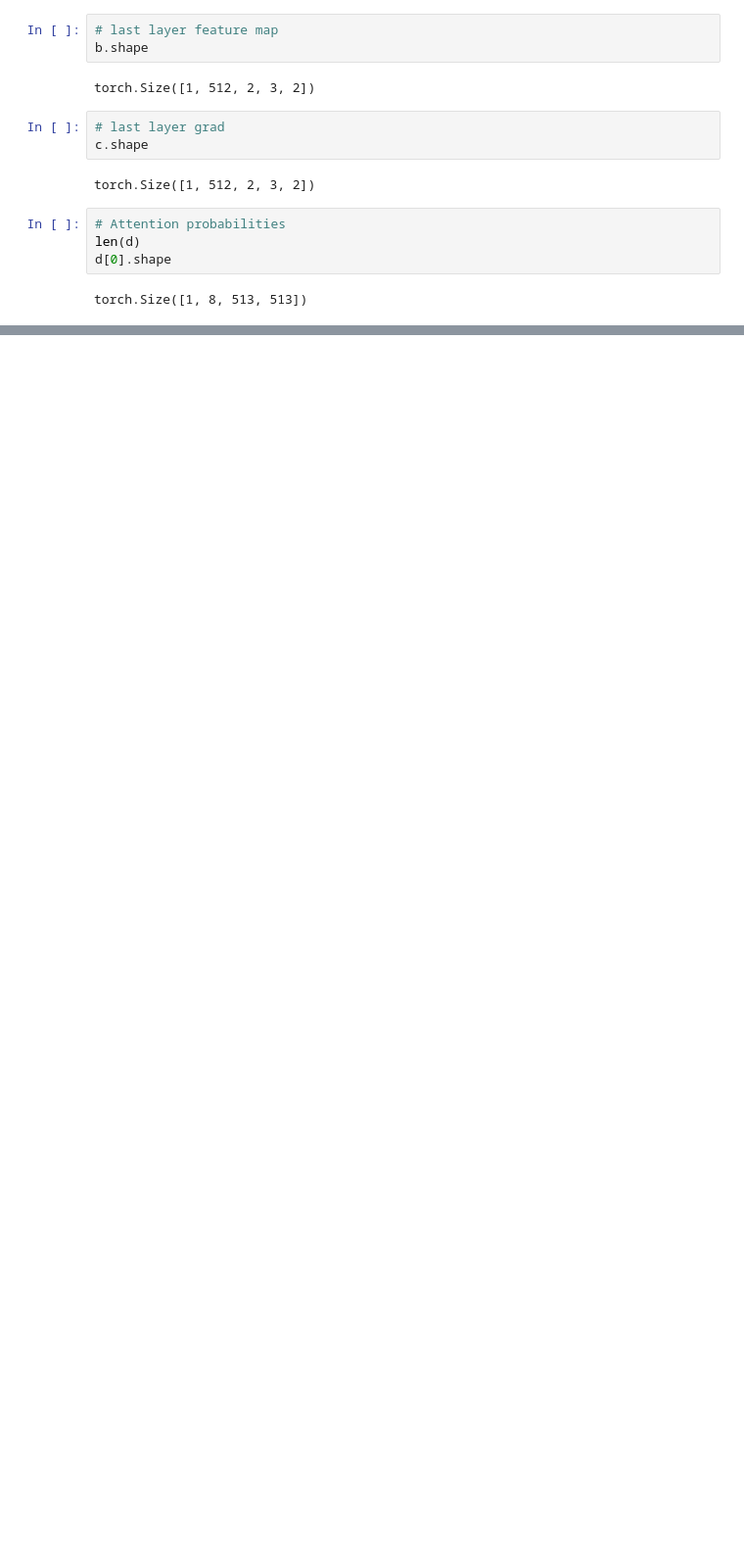
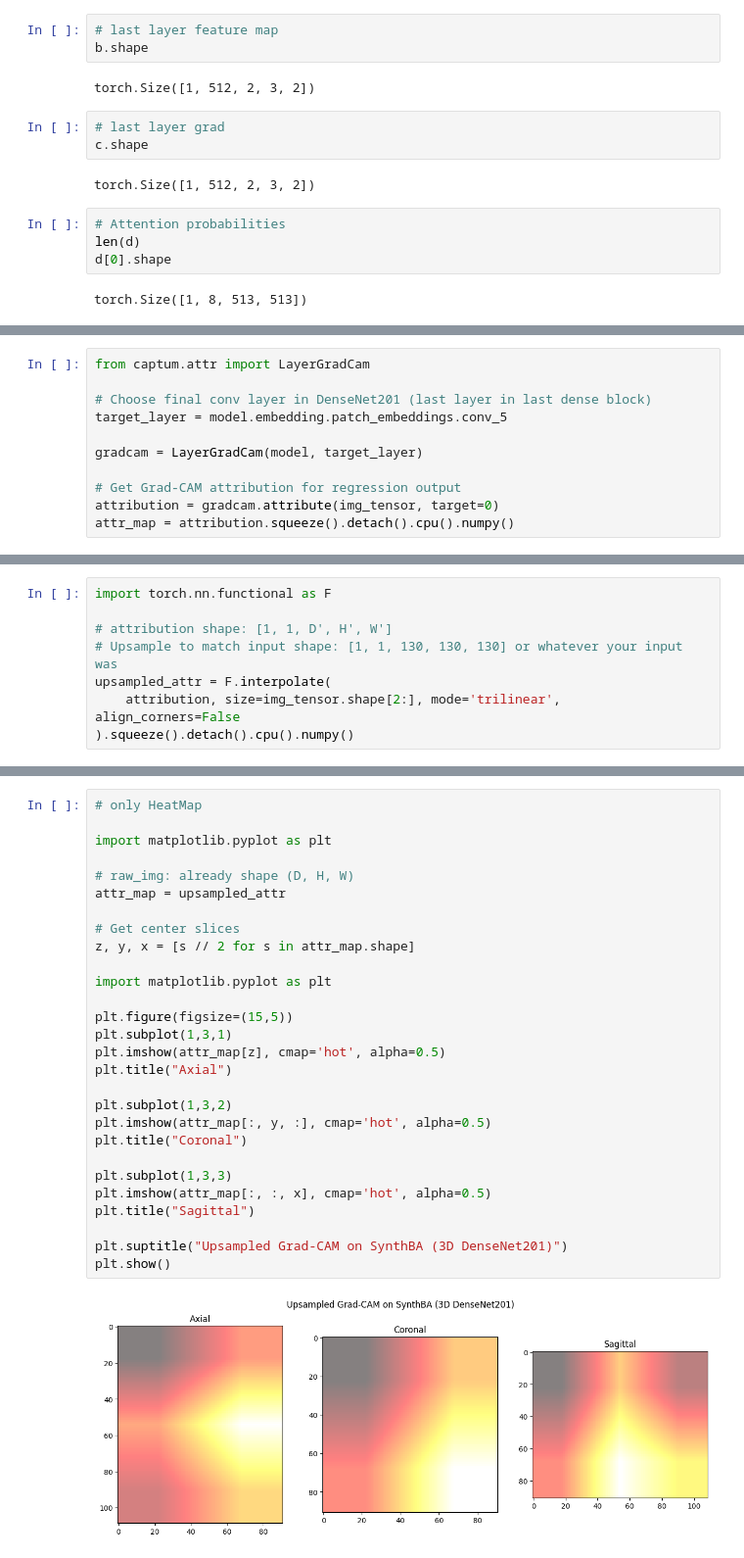
Before and after one commit to Nafishapanacea/3d-hcct, a Jupyter notebook: temp.ipynb, the cells around one changed output, grey strips where cells are left out. Shown at 98% size. Drawn from its saved outputs; the diff is of its cells as text; blank space fills up the shorter version.

Commit message:
added gradcam to HCCT

```diff
--- a/temp.ipynb
+++ b/temp.ipynb
@@ -46,0 +88,11 @@ torch.Size([1, 8, 513, 513])
+# %%
+from captum.attr import LayerGradCam
+
+# Choose final conv layer in DenseNet201 (last layer in last dense block)
+target_layer = model.embedding.patch_embeddings.conv_5
+
+gradcam = LayerGradCam(model, target_layer)
+
+# Get Grad-CAM attribution for regression output
+attribution = gradcam.attribute(img_tensor, target=0)
+attr_map = attribution.squeeze().detach().cpu().numpy()
@@ -46,0 +103,8 @@ torch.Size([1, 8, 513, 513])
+# %%
+import torch.nn.functional as F
+
+# attribution shape: [1, 1, D', H', W']
+# Upsample to match input shape: [1, 1, 130, 130, 130] or whatever your input was
+upsampled_attr = F.interpolate(
+    attribution, size=img_tensor.shape[2:], mode='trilinear', align_corners=False
+).squeeze().detach().cpu().numpy()
@@ -46,0 +115,30 @@ torch.Size([1, 8, 513, 513])
+# %%
+# only HeatMap
+
+import matplotlib.pyplot as plt
+
+# raw_img: already shape (D, H, W)
+attr_map = upsampled_attr
+
+# Get center slices
+z, y, x = [s // 2 for s in attr_map.shape]
+
+import matplotlib.pyplot as plt
+
+plt.figure(figsize=(15,5))
+plt.subplot(1,3,1)
+plt.imshow(attr_map[z], cmap='hot', alpha=0.5)
+plt.title("Axial")
+
+plt.subplot(1,3,2)
+plt.imshow(attr_map[:, y, :], cmap='hot', alpha=0.5)
+plt.title("Coronal")
+
+plt.subplot(1,3,3)
+plt.imshow(attr_map[:, :, x], cmap='hot', alpha=0.5)
+plt.title("Sagittal")
+
+plt.suptitle("Upsampled Grad-CAM on SynthBA (3D DenseNet201)")
+plt.show()
+# %% [output]
+[figure, added]
```
Also changed, not shown: parts of 13 cells of this notebook, 2 other files.
